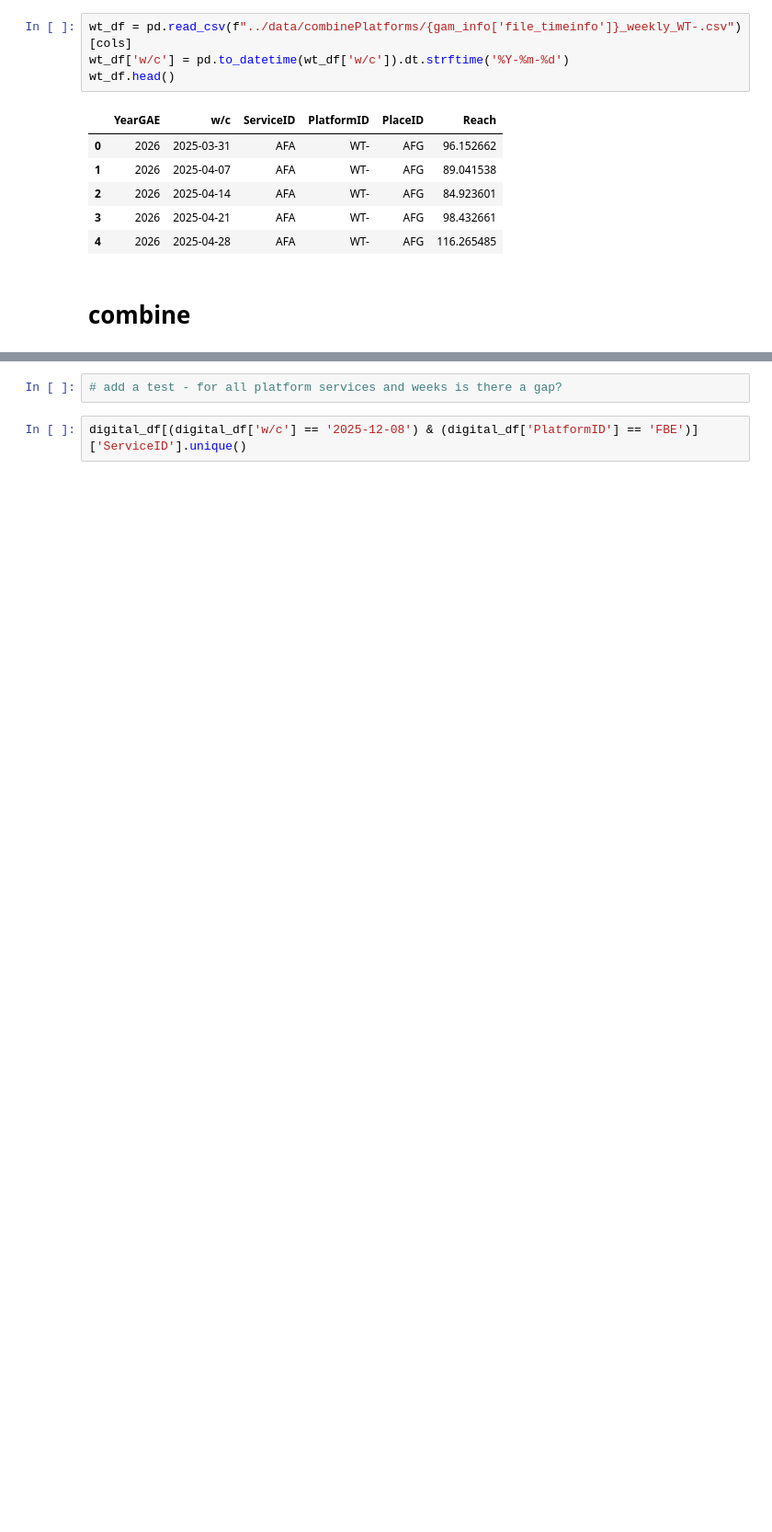
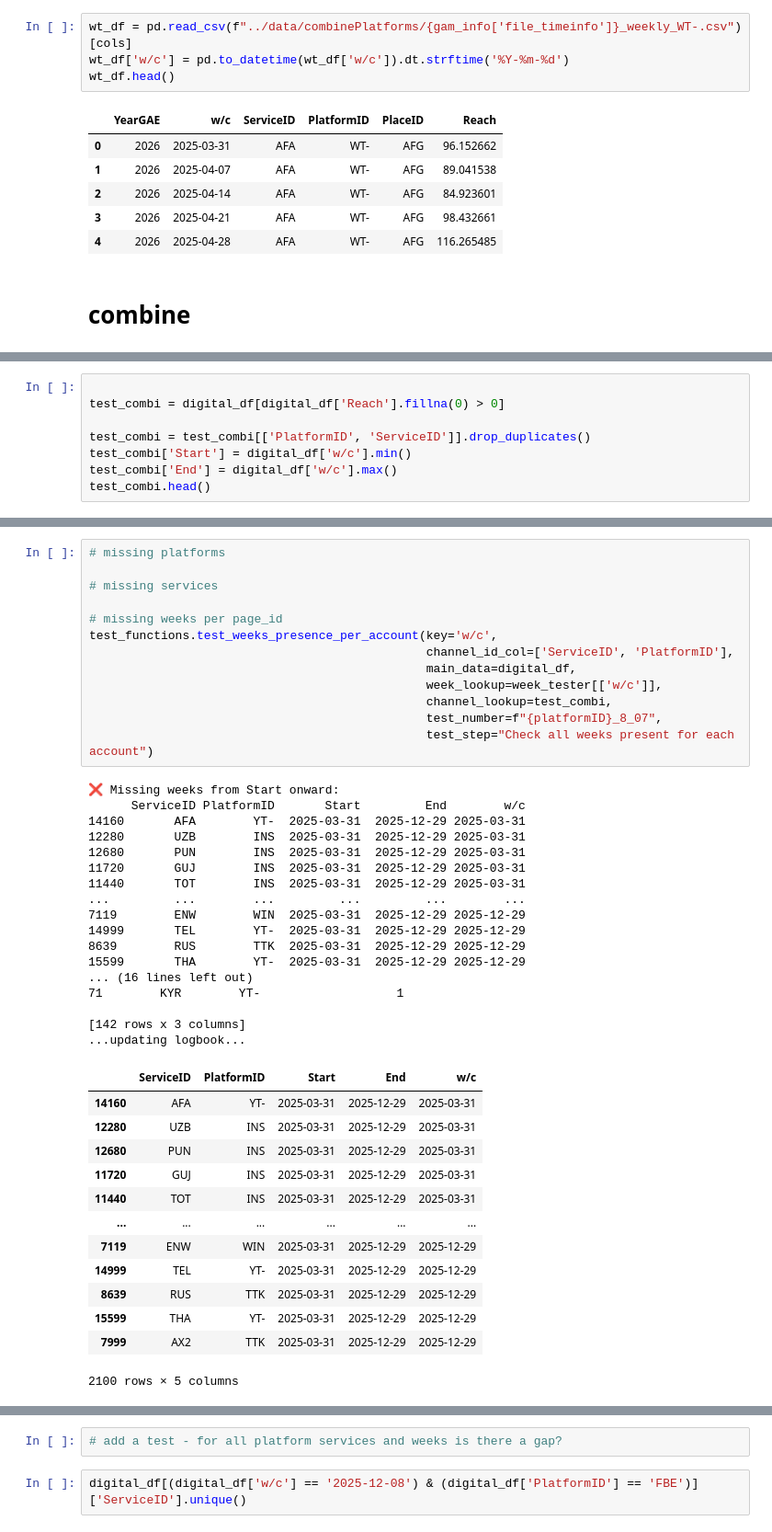
Before and after one commit to brunsd42/digiGAM, a Jupyter notebook: notebooks/8_total_digital.ipynb, the cells around one changed output, grey strips where cells are left out. Shown at 92% size. Drawn from its saved outputs; the diff is of its cells as text; blank space fills up the shorter version.

```diff
--- a/notebooks/8_total_digital.ipynb
+++ b/notebooks/8_total_digital.ipynb
@@ -835,0 +901,8 @@ wt_df.head()
+# %%
+
+test_combi = digital_df[digital_df['Reach'].fillna(0) > 0]
+
+test_combi = test_combi[['PlatformID', 'ServiceID']].drop_duplicates()
+test_combi['Start'] = digital_df['w/c'].min()
+test_combi['End'] = digital_df['w/c'].max()
+test_combi.head()
@@ -835,0 +925,44 @@ wt_df.head()
+# %%
+# missing platforms
+
+# missing services
+
+# missing weeks per page_id
+test_functions.test_weeks_presence_per_account(key='w/c',
+                                               channel_id_col=['ServiceID', 'PlatformID'],
+                                               main_data=digital_df,
+                                               week_lookup=week_tester[['w/c']],
+                                               channel_lookup=test_combi,
+                                               test_number=f"{platformID}_8_07",
+                                               test_step="Check all weeks present for each account")
+# %% [output]
+❌ Missing weeks from Start onward:
+      ServiceID PlatformID       Start         End        w/c
+14160       AFA        YT-  2025-03-31  2025-12-29 2025-03-31
+12280       UZB        INS  2025-03-31  2025-12-29 2025-03-31
+12680       PUN        INS  2025-03-31  2025-12-29 2025-03-31
+11720       GUJ        INS  2025-03-31  2025-12-29 2025-03-31
+11440       TOT        INS  2025-03-31  2025-12-29 2025-03-31
+...         ...        ...         ...         ...        ...
+7119        ENW        WIN  2025-03-31  2025-12-29 2025-12-29
+14999       TEL        YT-  2025-03-31  2025-12-29 2025-12-29
+8639        RUS        TTK  2025-03-31  2025-12-29 2025-12-29
+15599       THA        YT-  2025-03-31  2025-12-29 2025-12-29
+... (16 lines left out)
+71        KYR        YT-                   1
+
+[142 rows x 3 columns]
+...updating logbook...
+|  | ServiceID | PlatformID | Start | End | w/c |
+| 14160 | AFA | YT- | 2025-03-31 | 2025-12-29 | 2025-03-31 |
+| 12280 | UZB | INS | 2025-03-31 | 2025-12-29 | 2025-03-31 |
+| 12680 | PUN | INS | 2025-03-31 | 2025-12-29 | 2025-03-31 |
+| 11720 | GUJ | INS | 2025-03-31 | 2025-12-29 | 2025-03-31 |
+| 11440 | TOT | INS | 2025-03-31 | 2025-12-29 | 2025-03-31 |
+| ... | ... | ... | ... | ... | ... |
+| 7119 | ENW | WIN | 2025-03-31 | 2025-12-29 | 2025-12-29 |
+| 14999 | TEL | YT- | 2025-03-31 | 2025-12-29 | 2025-12-29 |
+| 8639 | RUS | TTK | 2025-03-31 | 2025-12-29 | 2025-12-29 |
+| 15599 | THA | YT- | 2025-03-31 | 2025-12-29 | 2025-12-29 |
+| 7999 | AX2 | TTK | 2025-03-31 | 2025-12-29 | 2025-12-29 |
+2100 rows × 5 columns
```
Also changed, not shown: parts of 19 cells of this notebook, 33 other files.
